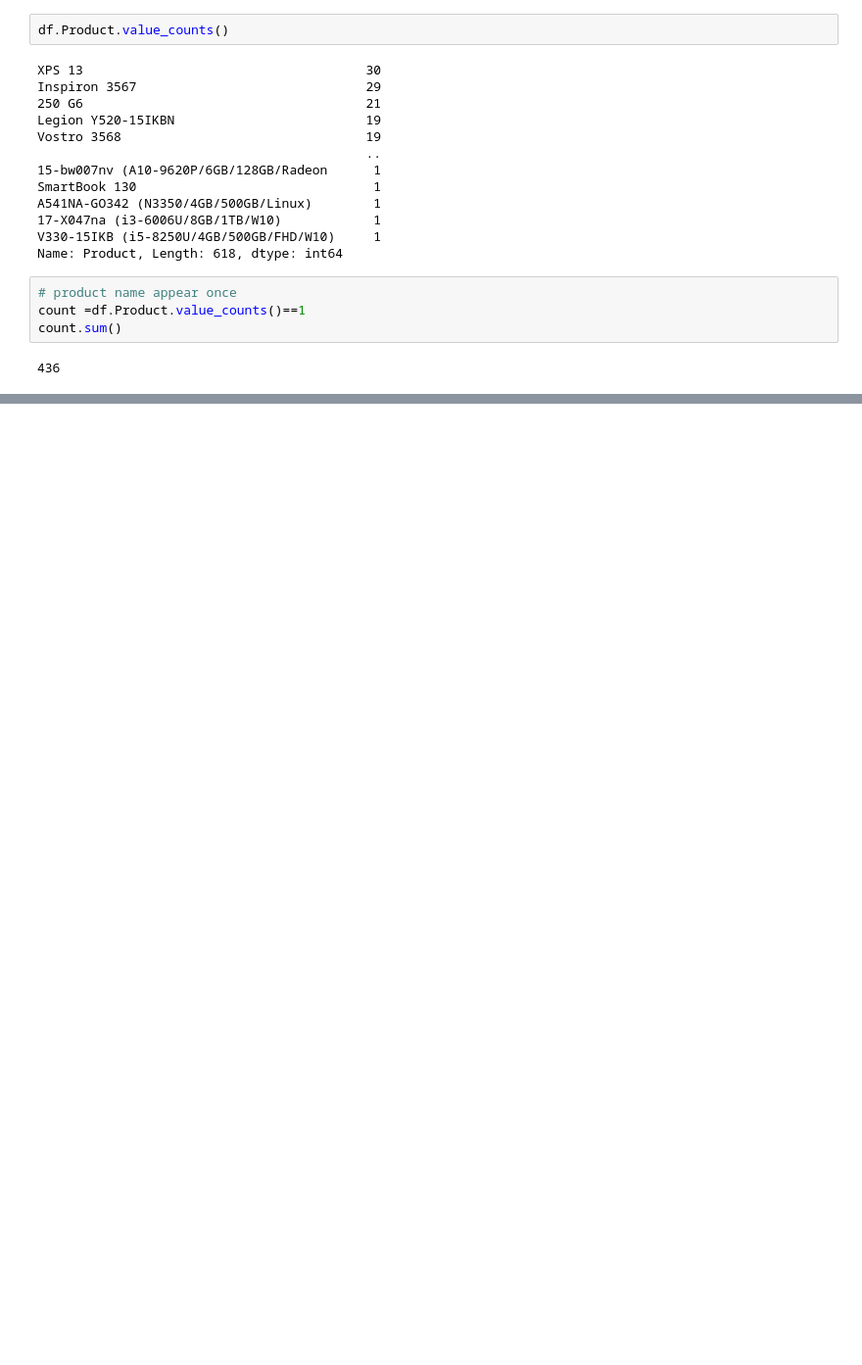
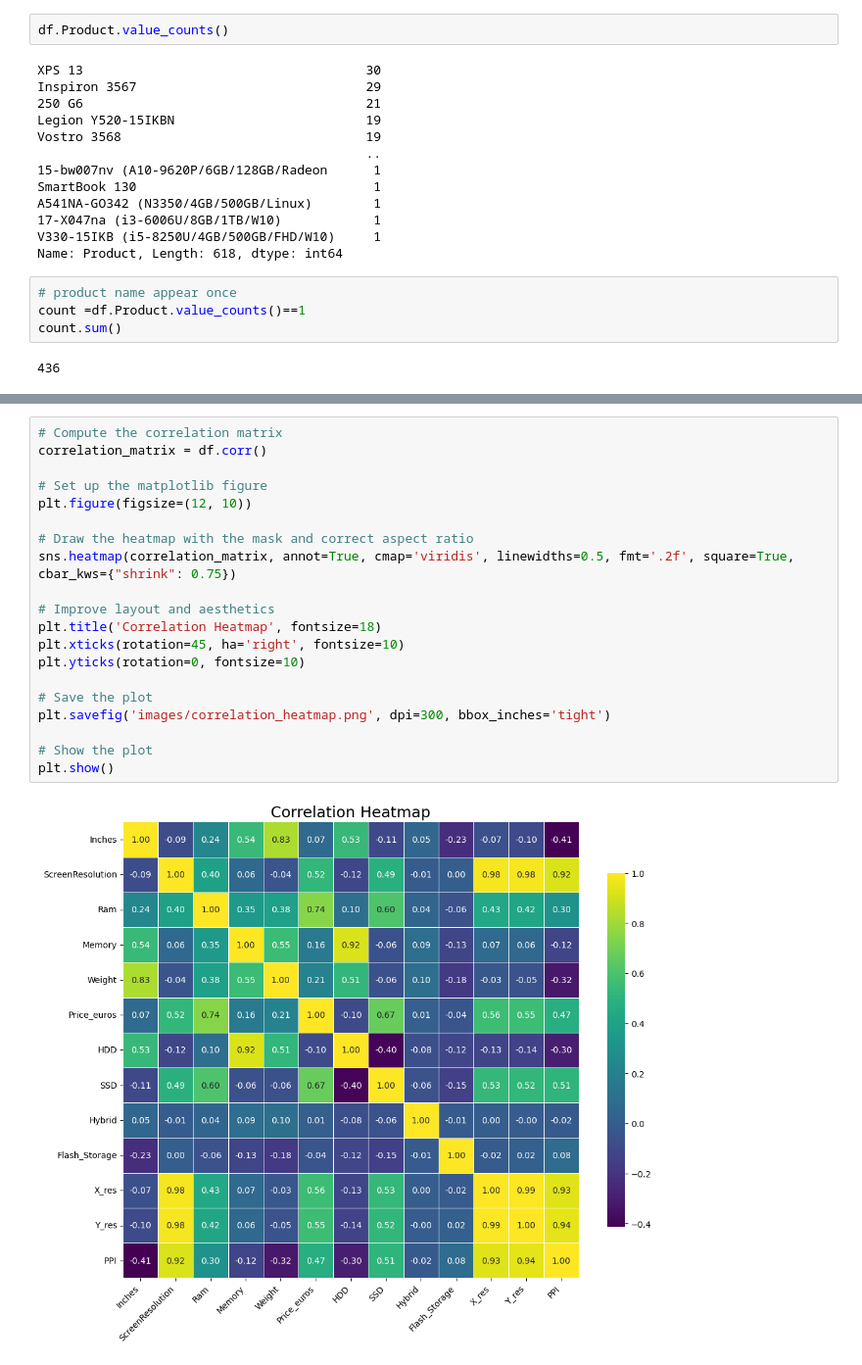
Before and after one commit to digiart-aamir/laptop-price-prediction, a Jupyter notebook: laptop_price_prediction.ipynb, the cells around one changed output, grey strips where cells are left out. Shown at 98% size. Saved outputs shown, nothing was run; the diff lists cells and outputs as text; blank space fills up the shorter version.

```diff
--- a/laptop_price_prediction.ipynb
+++ b/laptop_price_prediction.ipynb
@@ -428,0 +458,22 @@ dtype: object
+# %%
+# Compute the correlation matrix
+correlation_matrix = df.corr()
+
+# Set up the matplotlib figure
+plt.figure(figsize=(12, 10))
+
+# Draw the heatmap with the mask and correct aspect ratio
+sns.heatmap(correlation_matrix, annot=True, cmap='viridis', linewidths=0.5, fmt='.2f', square=True, cbar_kws={"shrink": 0.75})
+
+# Improve layout and aesthetics
+plt.title('Correlation Heatmap', fontsize=18)
+plt.xticks(rotation=45, ha='right', fontsize=10)
+plt.yticks(rotation=0, fontsize=10)
+
+# Save the plot
+plt.savefig('images/correlation_heatmap.png', dpi=300, bbox_inches='tight')
+
+# Show the plot
+plt.show()
+# %% [output]
+[figure, added]
```
Also changed, not shown: parts of 66 cells of this notebook, 5 other files.
